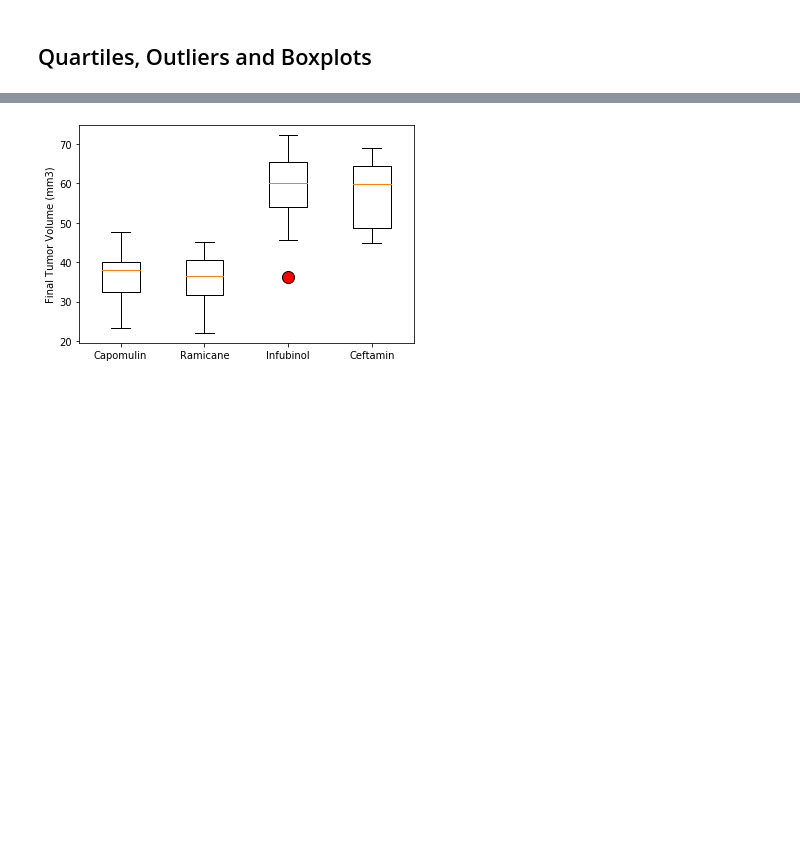
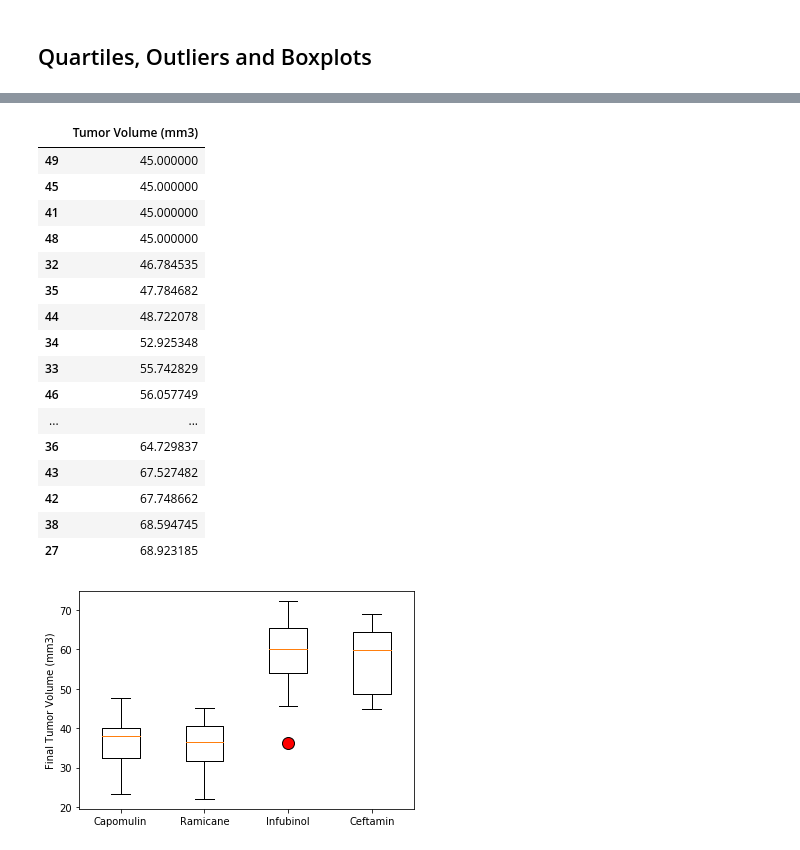
Before and after one commit to andcetera/pymaceuticals-study, a Jupyter notebook: Project Folder/pymaceuticals.ipynb, the cells around one changed output, grey strips where cells are left out. Cells and saved outputs as stored; diff of their text form; code cells hidden in the pictures; blank space fills up the shorter version.

Commit message:
quartile maddness

```diff
--- a/Project Folder/pymaceuticals.ipynb
+++ b/Project Folder/pymaceuticals.ipynb
@@ -217,33 +218,65 @@ last_df.head()
 # %%
 # Put treatments into a list for for loop (and later for plot labels)
 
-treatments = ['Capomulin', 'Ramicane','Infubinol', 'Ceftamin']
+treatments = ['Capomulin', 'Ramicane', 'Infubinol', 'Ceftamin']
 
 # Create empty list to fill with tumor vol data (for plotting)
 
-drug1 = []
-drug2 = []
-drug3 = []
-drug4 = []
+tumor_data = []
 
 # Calculate the IQR and quantitatively determine if there are any potential outliers.
 
+for t in range(len(treatments)):
 
     # Locate the rows which contain mice on each drug and get the tumor volumes
 
+    t_data = lst.loc[lst['Drug Regimen'] == treatments[t], ['Tumor Volume (mm3)']]
 
     # add subset
 
+    td = t_data.sort_values(['Tumor Volume (mm3)'])
+    tumor_data.append(td)
 
     # Determine outliers using upper and lower bounds
 
+    quartiles = td['Tumor Volume (mm3)'].quantile([0.25, 0.5, 0.75])
+    lowrq = quartiles[0.25]
+    upprq = quartiles[0.75]
+    iqr = upprq-lowrq
 
+    lwr_bnd = lowrq - (1.5*iqr)
+    upr_bnd = upprq + (1.5*iqr)
+
+    #print(f"Values below {lwr_bnd} could be outliers.")
+    #print(f"Values above {upr_bnd} could be outliers.")
+
+
+len(tumor_data[0]), len(tumor_data[1]), len(tumor_data[2]), len(tumor_data[3])
+tumor_data[3]
 
 # Capomulin's potential outliers: Series([], Name: Tumor Volume (mm3), dtype: float64)
 # Ramicane's potential outliers: Series([], Name: Tumor Volume (mm3), dtype: float64)
 # Infubinol's potential outliers: 31    36.321346
 # Name: Tumor Volume (mm3), dtype: float64
 # Ceftamin's potential outliers: Series([], Name: Tumor Volume (mm3), dtype: float64)
+# %% [output]
+|  | Tumor Volume (mm3) |
+| 49 | 45.000000 |
+| 45 | 45.000000 |
+| 41 | 45.000000 |
+| 48 | 45.000000 |
+| 32 | 46.784535 |
+| 35 | 47.784682 |
+| 44 | 48.722078 |
+| 34 | 52.925348 |
+| 33 | 55.742829 |
+| 46 | 56.057749 |
+| ... | ... |
+| 36 | 64.729837 |
+| 43 | 67.527482 |
+| 42 | 67.748662 |
+| 38 | 68.594745 |
+| 27 | 68.923185 |
 # %%
 # Generate a box plot that shows the distrubution of the tumor volume for each treatment group.
 # %% [output]
```
Also changed, not shown: parts of 5 cells of this notebook.
